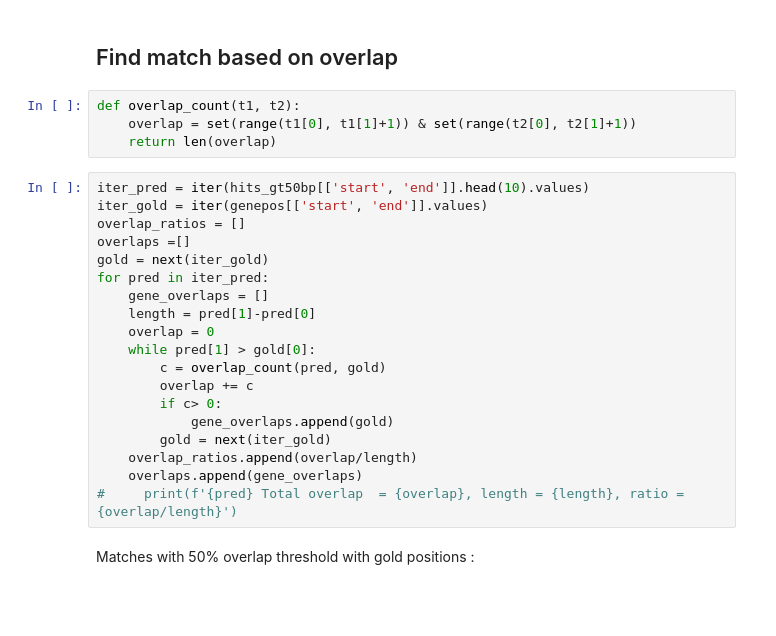
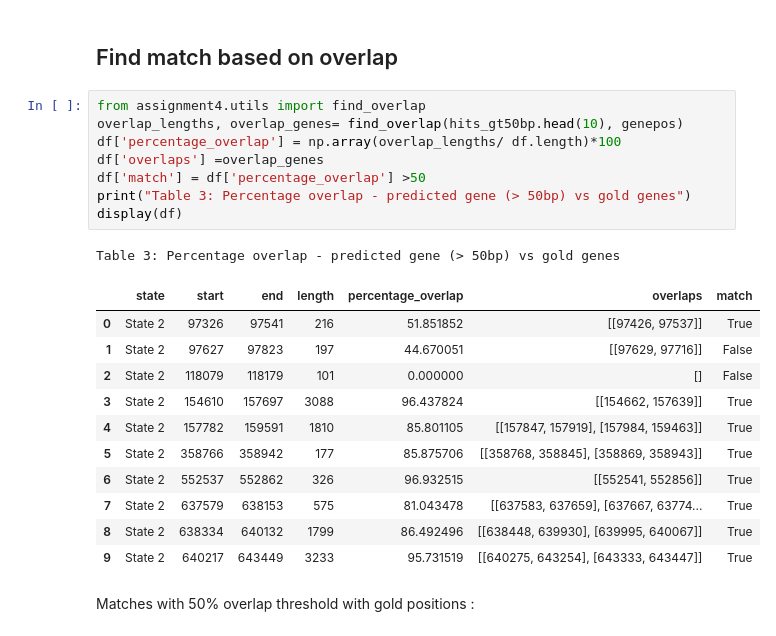
Before and after one commit to krishansubudhi/UW_CompBio, a Jupyter notebook: Assignment4/notebooks/evaluate.ipynb, the cells around one changed output. Cells and saved outputs as stored; diff of their text form; blank space fills up the shorter version.

Commit message:
Extra credit assignment 4

```diff
--- a/Assignment4/notebooks/evaluate.ipynb
+++ b/Assignment4/notebooks/evaluate.ipynb
@@ -165,28 +165,26 @@ Table 2 :top 30 gold gene positions:
 | 29 | 763766 | 763842 | 76 |
 # %% [markdown]
 ## Find match based on overlap
-# %%
-def overlap_count(t1, t2):
-    overlap = set(range(t1[0], t1[1]+1)) & set(range(t2[0], t2[1]+1))
-    return len(overlap)
-# %%
-iter_pred = iter(hits_gt50bp[['start', 'end']].head(10).values)
-iter_gold = iter(genepos[['start', 'end']].values)
-overlap_ratios = []
-overlaps =[]
-gold = next(iter_gold)
-for pred in iter_pred:
-    gene_overlaps = []
-    length = pred[1]-pred[0]
-    overlap = 0
-    while pred[1] > gold[0]:
-        c = overlap_count(pred, gold)
-        overlap += c
-        if c> 0:
-            gene_overlaps.append(gold)
-        gold = next(iter_gold)
-    overlap_ratios.append(overlap/length)
-    overlaps.append(gene_overlaps)
-#     print(f'{pred} Total overlap  = {overlap}, length = {length}, ratio = {overlap/length}')
+# %%
+from assignment4.utils import find_overlap
+overlap_lengths, overlap_genes= find_overlap(hits_gt50bp.head(10), genepos)
+df['percentage_overlap'] = np.array(overlap_lengths/ df.length)*100
+df['overlaps'] =overlap_genes
+df['match'] = df['percentage_overlap'] >50
+print("Table 3: Percentage overlap - predicted gene (> 50bp) vs gold genes")
+display(df)
+# %% [output]
+Table 3: Percentage overlap - predicted gene (> 50bp) vs gold genes
+|  | state | start | end | length | percentage_overlap | overlaps | match |
+| 0 | State 2 | 97326 | 97541 | 216 | 51.851852 | [[97426, 97537]] | True |
+| 1 | State 2 | 97627 | 97823 | 197 | 44.670051 | [[97629, 97716]] | False |
+| 2 | State 2 | 118079 | 118179 | 101 | 0.000000 | [] | False |
+| 3 | State 2 | 154610 | 157697 | 3088 | 96.437824 | [[154662, 157639]] | True |
+| 4 | State 2 | 157782 | 159591 | 1810 | 85.801105 | [[157847, 157919], [157984, 159463]] | True |
+| 5 | State 2 | 358766 | 358942 | 177 | 85.875706 | [[358768, 358845], [358869, 358943]] | True |
+| 6 | State 2 | 552537 | 552862 | 326 | 96.932515 | [[552541, 552856]] | True |
+| 7 | State 2 | 637579 | 638153 | 575 | 81.043478 | [[637583, 637659], [637667, 63774... | True |
+| 8 | State 2 | 638334 | 640132 | 1799 | 86.492496 | [[638448, 639930], [639995, 640067]] | True |
+| 9 | State 2 | 640217 | 643449 | 3233 | 95.731519 | [[640275, 643254], [643333, 643447]] | True |
 # %% [markdown]
 Matches with 50% overlap threshold with gold positions :
```
Also changed, not shown: parts of 2 cells of this notebook, 10 other files.
